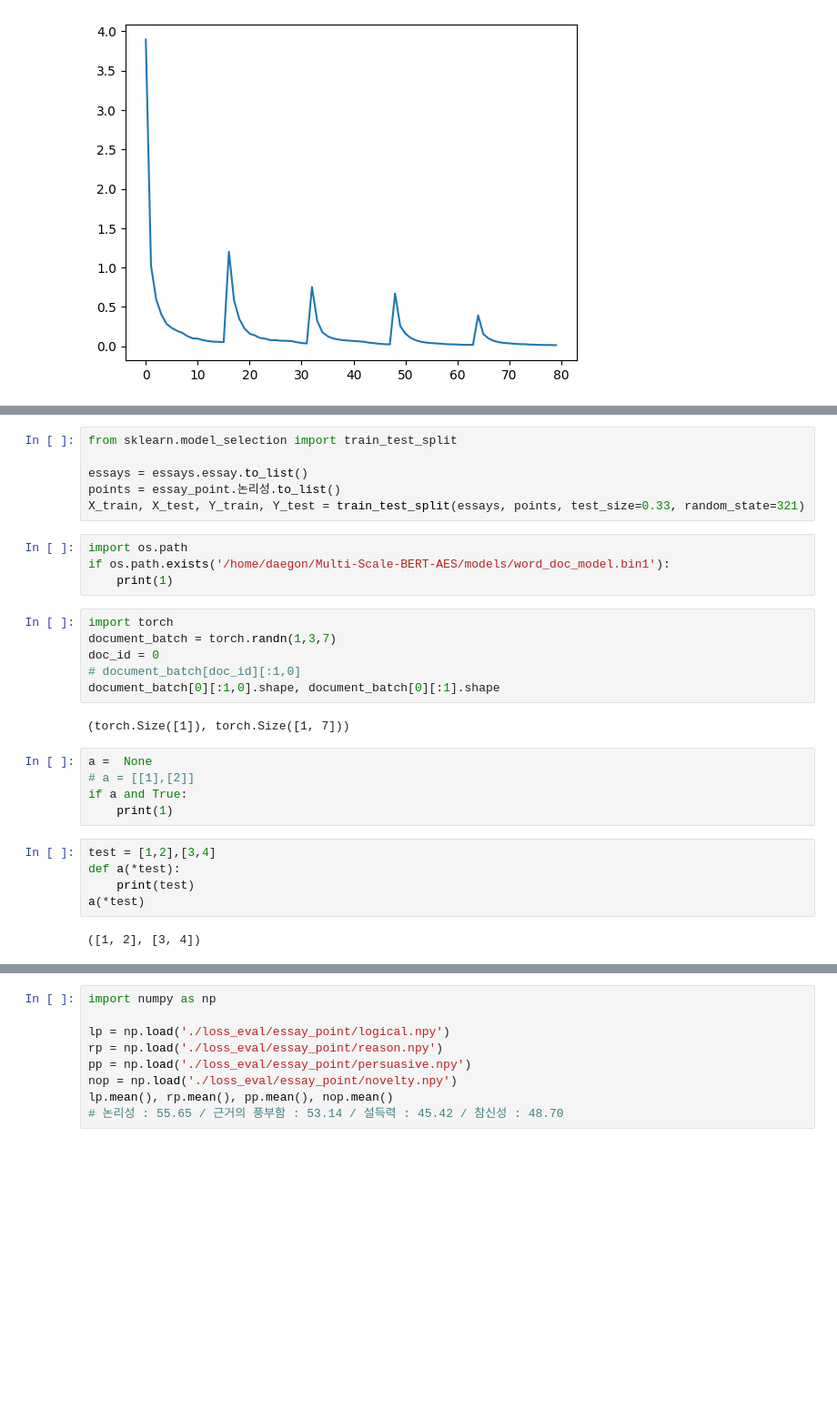
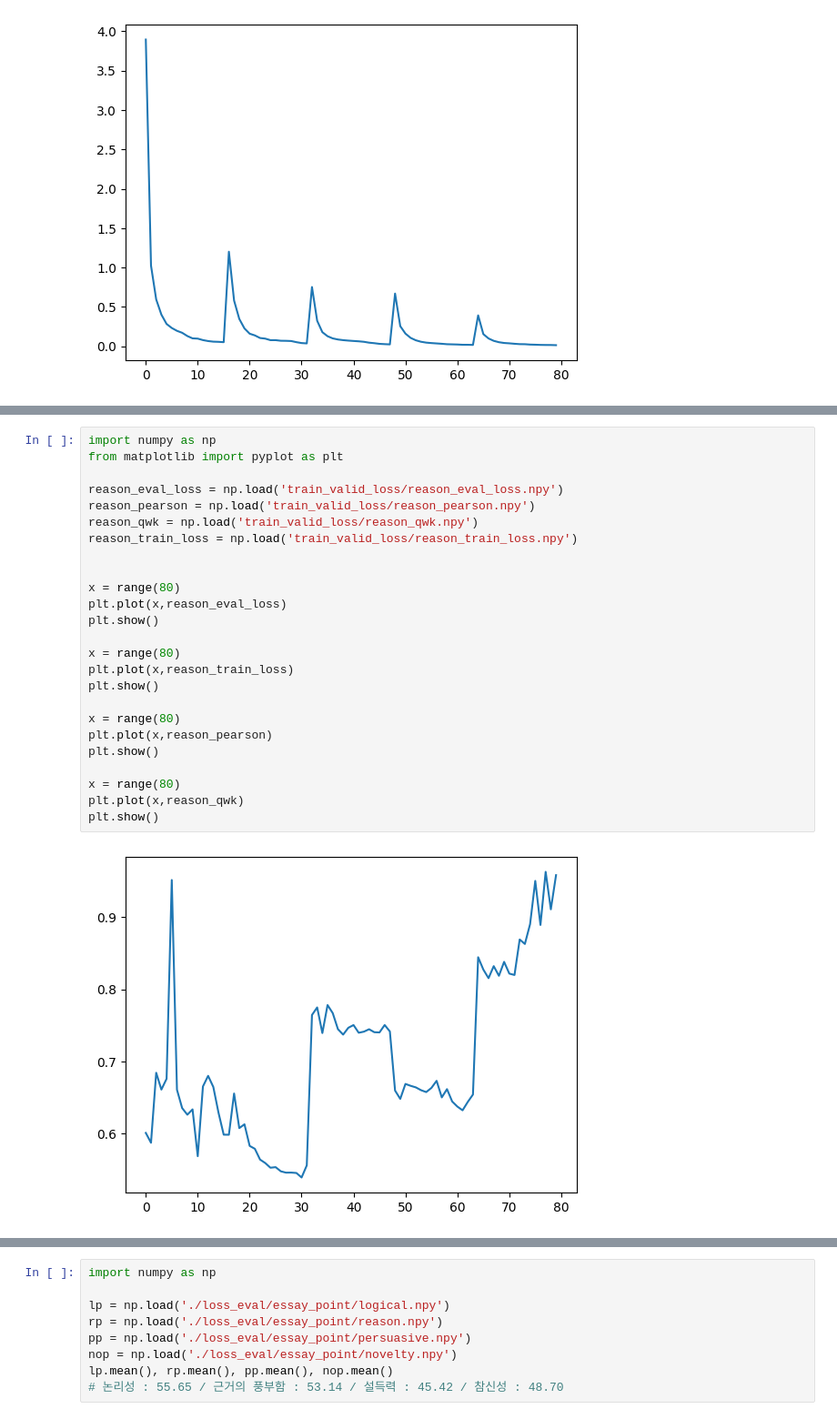
Before and after one commit to daegonYu/AutoMated-Essay-Scoring-Model-Fine-tuning-in-Korean, a Jupyter notebook: 결과확인CODE.ipynb, the cells around one changed output, grey strips where cells are left out. Shown at 91% size. Drawn from its saved outputs; the diff is of its cells as text; blank space fills up the shorter version.

```diff
--- a/결과확인CODE.ipynb
+++ b/결과확인CODE.ipynb
@@ -95,30 +32,27 @@ essays.to_csv('/home/daegon/Multi-Scale-BERT-AES/datatouch/korproject/kor_essays
-# %%
-from sklearn.model_selection import train_test_split
-
-essays = essays.essay.to_list()
-points = essay_point.논리성.to_list()
-X_train, X_test, Y_train, Y_test = train_test_split(essays, points, test_size=0.33, random_state=321)
-# %%
-import os.path
-if os.path.exists('/home/daegon/Multi-Scale-BERT-AES/models/word_doc_model.bin1'):
-    print(1)
-# %%
-import torch
-document_batch = torch.randn(1,3,7)
-doc_id = 0
-# document_batch[doc_id][:1,0]
-document_batch[0][:1,0].shape, document_batch[0][:1].shape
-# %% [output]
-(torch.Size([1]), torch.Size([1, 7]))
-# %%
-a =  None
-# a = [[1],[2]]
-if a and True:
-    print(1)
-# %%
-test = [1,2],[3,4]
-def a(*test):
-    print(test)
-a(*test)
-# %% [output]
-([1, 2], [3, 4])
+# %%
+import numpy as np
+from matplotlib import pyplot as plt
+
+reason_eval_loss = np.load('train_valid_loss/reason_eval_loss.npy')
+reason_pearson = np.load('train_valid_loss/reason_pearson.npy')
+reason_qwk = np.load('train_valid_loss/reason_qwk.npy')
+reason_train_loss = np.load('train_valid_loss/reason_train_loss.npy')
+
+
+x = range(80)
+plt.plot(x,reason_eval_loss)
+plt.show()
+
+x = range(80)
+plt.plot(x,reason_train_loss)
+plt.show()
+
+x = range(80)
+plt.plot(x,reason_pearson)
+plt.show()
+
+x = range(80)
+plt.plot(x,reason_qwk)
+plt.show()
+# %% [output]
+[figure, added]
```
Also changed, not shown: parts of 13 cells of this notebook, 36 other files.
